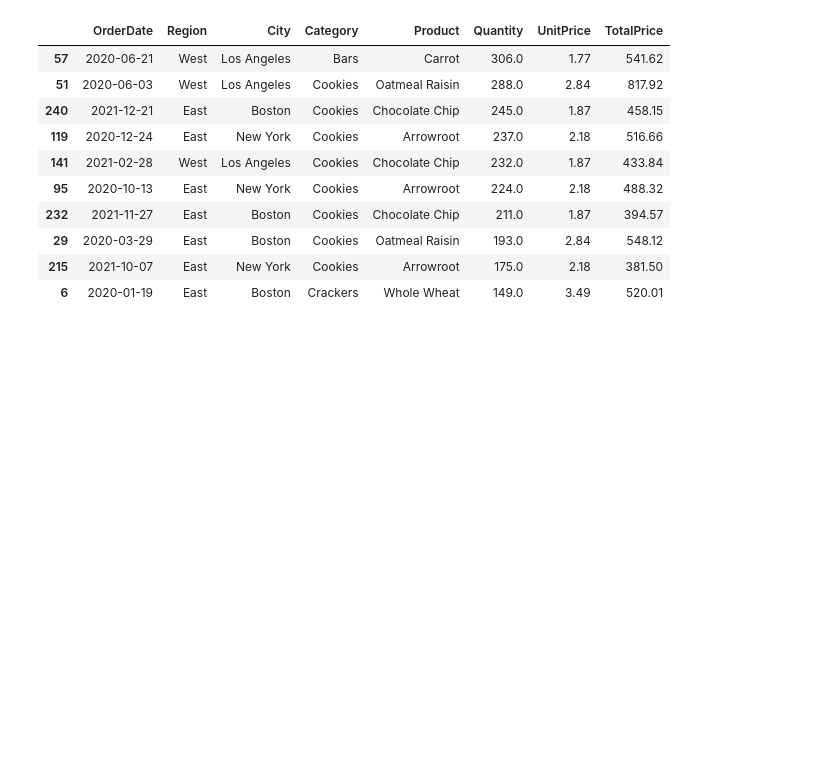
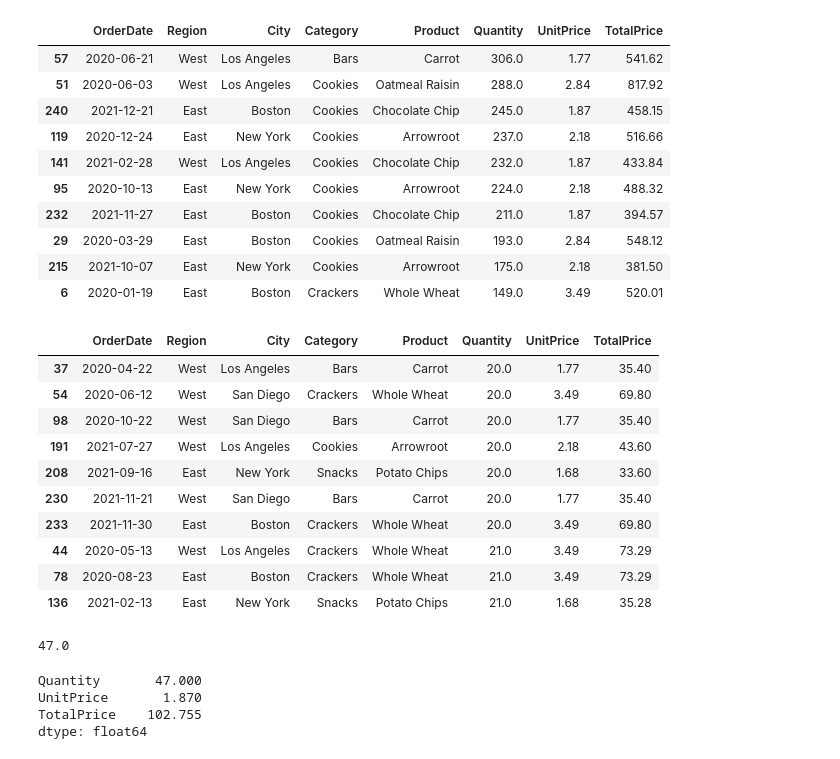
Before and after one commit to sledhead/python_core_test, a Jupyter notebook: pandas_test2.ipynb, the cells around one changed output. Saved outputs shown, nothing was run; the diff lists cells and outputs as text; code cells hidden in the pictures; blank space fills up the shorter version.

```diff
--- a/pandas_test2.ipynb
+++ b/pandas_test2.ipynb
@@ -128,3 +128,28 @@ df.nlargest(10,columns='Quantity')
 | 29 | 2020-03-29 | East | Boston | Cookies | Oatmeal Raisin | 193.0 | 2.84 | 548.12 |
 | 215 | 2021-10-07 | East | New York | Cookies | Arrowroot | 175.0 | 2.18 | 381.50 |
 | 6 | 2020-01-19 | East | Boston | Crackers | Whole Wheat | 149.0 | 3.49 | 520.01 |
+# %%
+df.nsmallest(10,columns='Quantity')
+# %% [output]
+|  | OrderDate | Region | City | Category | Product | Quantity | UnitPrice | TotalPrice |
+| 37 | 2020-04-22 | West | Los Angeles | Bars | Carrot | 20.0 | 1.77 | 35.40 |
+| 54 | 2020-06-12 | West | San Diego | Crackers | Whole Wheat | 20.0 | 3.49 | 69.80 |
+| 98 | 2020-10-22 | West | San Diego | Bars | Carrot | 20.0 | 1.77 | 35.40 |
+| 191 | 2021-07-27 | West | Los Angeles | Cookies | Arrowroot | 20.0 | 2.18 | 43.60 |
+| 208 | 2021-09-16 | East | New York | Snacks | Potato Chips | 20.0 | 1.68 | 33.60 |
+| 230 | 2021-11-21 | West | San Diego | Bars | Carrot | 20.0 | 1.77 | 35.40 |
+| 233 | 2021-11-30 | East | Boston | Crackers | Whole Wheat | 20.0 | 3.49 | 69.80 |
+| 44 | 2020-05-13 | West | Los Angeles | Crackers | Whole Wheat | 21.0 | 3.49 | 73.29 |
+| 78 | 2020-08-23 | East | Boston | Crackers | Whole Wheat | 21.0 | 3.49 | 73.29 |
+| 136 | 2021-02-13 | East | New York | Snacks | Potato Chips | 21.0 | 1.68 | 35.28 |
+# %%
+df['Quantity'].median()
+# %% [output]
+47.0
+# %%
+df.median()
+# %% [output]
+Quantity       47.000
+UnitPrice       1.870
+TotalPrice    102.755
+dtype: float64
```
Also changed, not shown: parts of 12 cells of this notebook.
